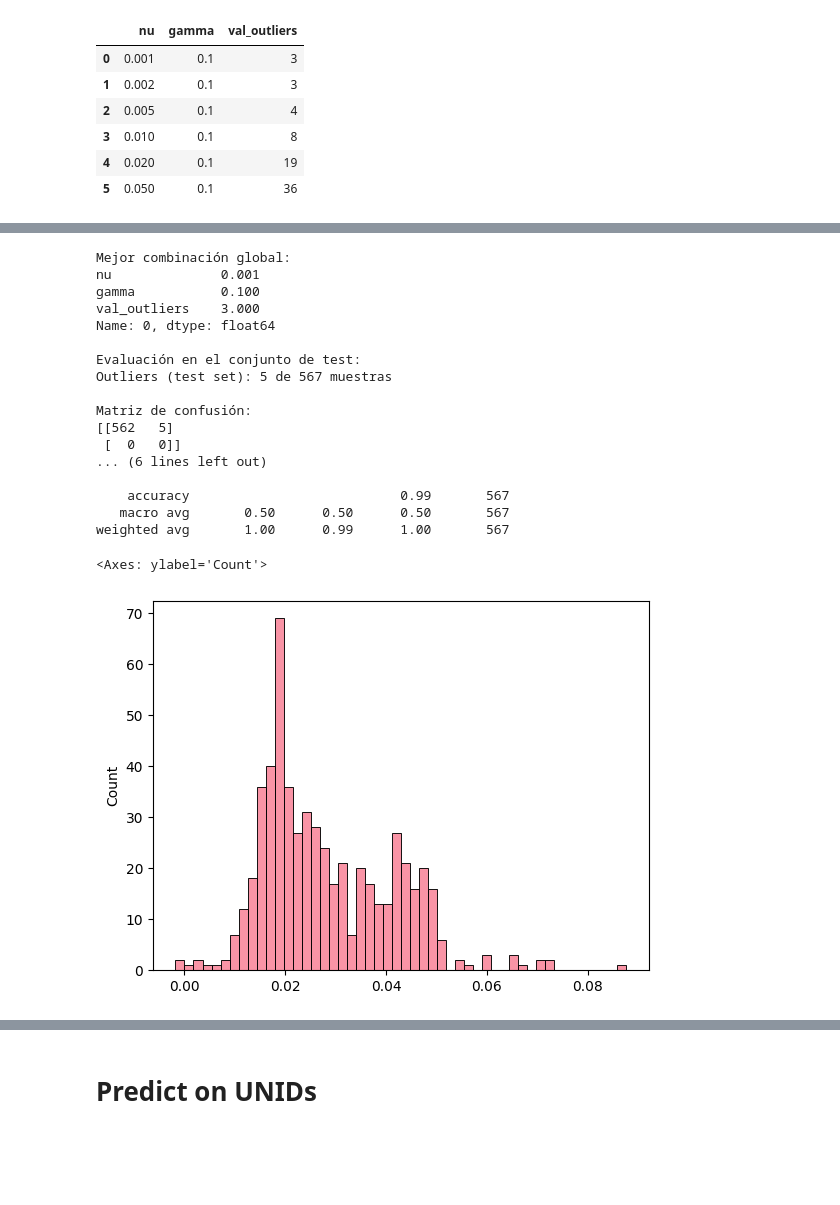
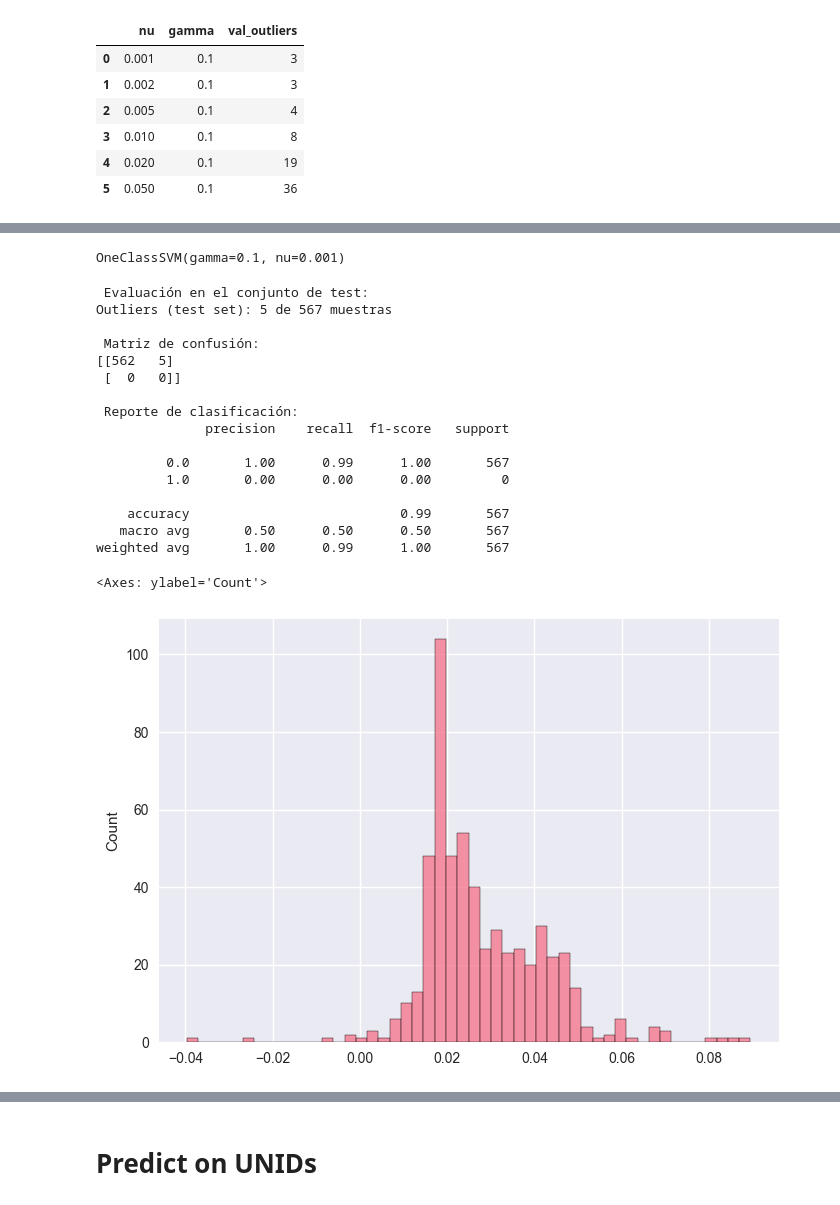
Before and after one commit to martacanirome4/DarkMatter_ML_TFG, a Jupyter notebook: codigo_final/notebooks/OCSVM_2F_astro_pred_unids.ipynb, the cells around one changed output, grey strips where cells are left out. Drawn from its saved outputs; the diff is of its cells as text; code cells hidden in the pictures; blank space fills up the shorter version.

```diff
--- a/codigo_final/notebooks/OCSVM_2F_astro_pred_unids.ipynb
+++ b/codigo_final/notebooks/OCSVM_2F_astro_pred_unids.ipynb
@@ -60,9 +76,12 @@ df_astro.head()
 | 3 | 0.257319 | -0.561933 | 0.615413 | -0.038913 | 0.0 |
 | 4 | 0.326110 | -1.100179 | 1.624932 | -0.528753 | 0.0 |
 # %%
-# --- Selección de características ---
+# Selección de características
 features = ['Log(E_peak)', 'Log(beta)']
-target = 'astro_DM'
+
+"""Establecemos la columna objetivo aunque al ser un problema de detección de anomalías no la utilizaremos para entrenar el modelo.
+Además de que todos los datos están etiquetados como 'astro_DM' = 0.0"""
+target = 'class'
 
 print(f"Features seleccionadas: {features}")
 print(f"Columna objetivo: {target}")
@@ -227,60 +255,53 @@ Outliers (test set): 6 de 567 muestras
+# %%
+# Reentrenar con X_train + X_vala
+X_final_train = np.vstack([X_train, X_val])
+y_final_train = np.concatenate([y_train, y_val])
+
+scaler_final = StandardScaler()
+X_final_train_scaled = scaler_final.fit_transform(X_final_train)
+X_test_scaled = scaler_final.transform(X_test)
+
+# Entrenar modelo final
+final_model = OneClassSVM(kernel='rbf', nu=best_params['nu'], gamma=best_params['gamma'])
+final_model.fit(X_final_train_scaled)
+# %% [output]
+OneClassSVM(gamma=0.1, nu=0.001)
 # %%
-from sklearn.utils.multiclass import unique_labels
-from sklearn.metrics import confusion_matrix, classification_report
-
-# Paso 1: identificar hiperparámetros globales
-best_global = df_results.sort_values(by='val_outliers', ascending=True).iloc[0]
-print("Mejor combinación global:")
-print(best_global)
-
-# Paso 2: reentrenar con X_train + X_val
-X_final_train = np.vstack([X_train, X_val])
-y_final_train = np.concatenate([y_train, y_val])
-
-scaler_final = StandardScaler()
-X_final_train_scaled = scaler_final.fit_transform(X_final_train)
-X_test_scaled = scaler_final.transform(X_test)
-
-# Paso 3: entrenar modelo final
-final_model = OneClassSVM(kernel='rbf', nu=best_global['nu'], gamma=best_global['gamma'])
-final_model.fit(X_final_train_scaled)
-
-# Paso 4: evaluar en test
+# Evaluar en test
 test_preds = final_model.predict(X_test_scaled)
 test_labels = np.where(test_preds == 1, 0, 1)
 
-# Paso 5: métricas
-print("\nEvaluación en el conjunto de test:")
+# Metricas
+print(f"\n Evaluación en el conjunto de test:")
 print(f"Outliers (test set): {np.sum(test_preds == -1)} de {len(X_test_scaled)} muestras")
-# print(f"F1 Score: {f1_score(y_test, test_labels, pos_label=0):.4f}")
-print("\nMatriz de confusión:")
+
+print(f"\n Matriz de confusión:")
 cm = confusion_matrix(y_test, test_labels)
 print(cm)
-print("\nReporte de clasificación:")
+print(f"\n Reporte de clasificación:")
 print(classification_report(y_test, test_labels, target_names=unique_labels(y_test, test_labels).astype(str)))
 # %% [output]
-Mejor combinación global:
-nu              0.001
-gamma           0.100
-val_outliers    3.000
-Name: 0, dtype: float64
-
-Evaluación en el conjunto de test:
+ Evaluación en el conjunto de test:
 Outliers (test set): 5 de 567 muestras
 
-Matriz de confusión:
+ Matriz de confusión:
 [[562   5]
  [  0   0]]
-... (6 lines left out)
+
+ Reporte de clasificación:
+              precision    recall  f1-score   support
+
+         0.0       1.00      0.99      1.00       567
+         1.0       0.00      0.00      0.00         0
 
     accuracy                           0.99       567
    macro avg       0.50      0.50      0.50       567
 weighted avg       1.00      0.99      1.00       567
 # %%
-scores = final_model.decision_function(X_val_scaled)
+scores = final_model.decision_function(X_test_scaled)
 
 sns.histplot(scores, bins=50)
 # %% [output]
 <Axes: ylabel='Count'>
-[figure, old version]
+[figure, new version]
 # %%
```
Also changed, not shown: parts of 47 cells of this notebook, 27 other files.
